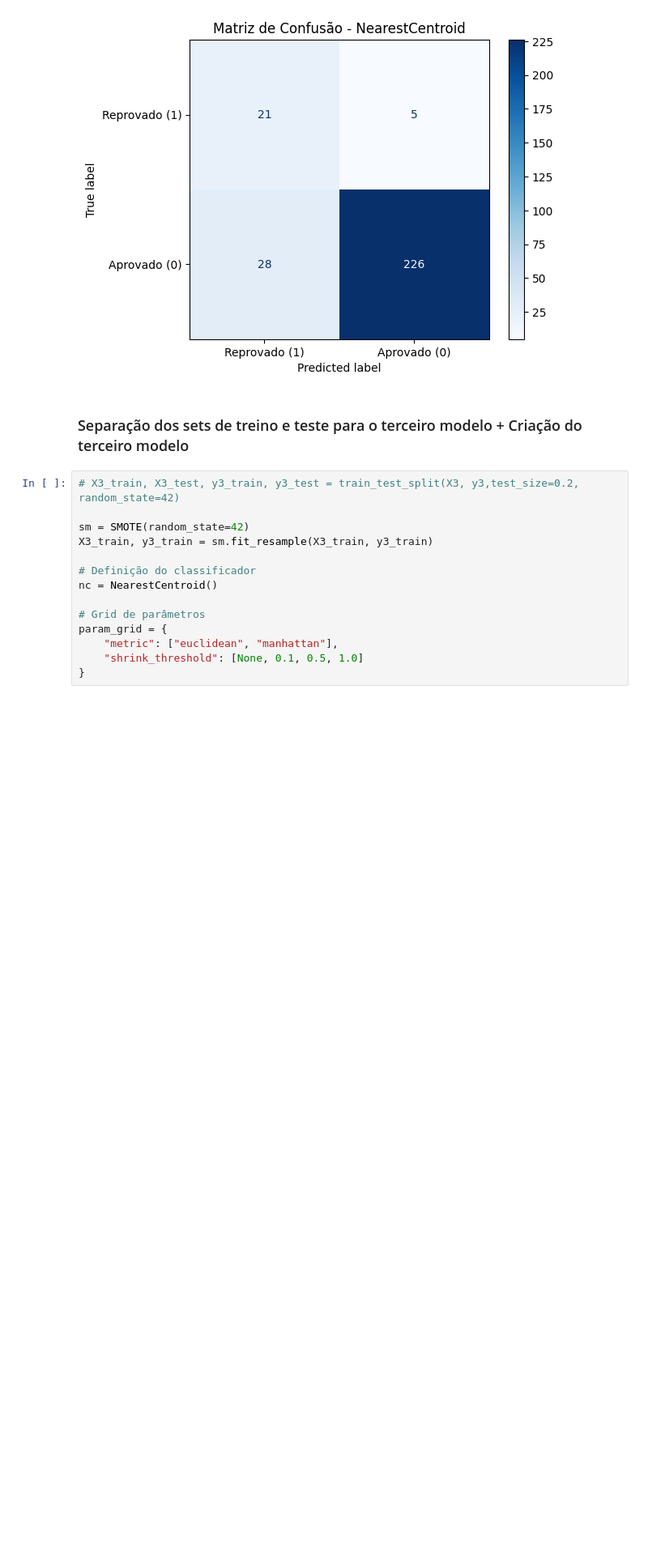
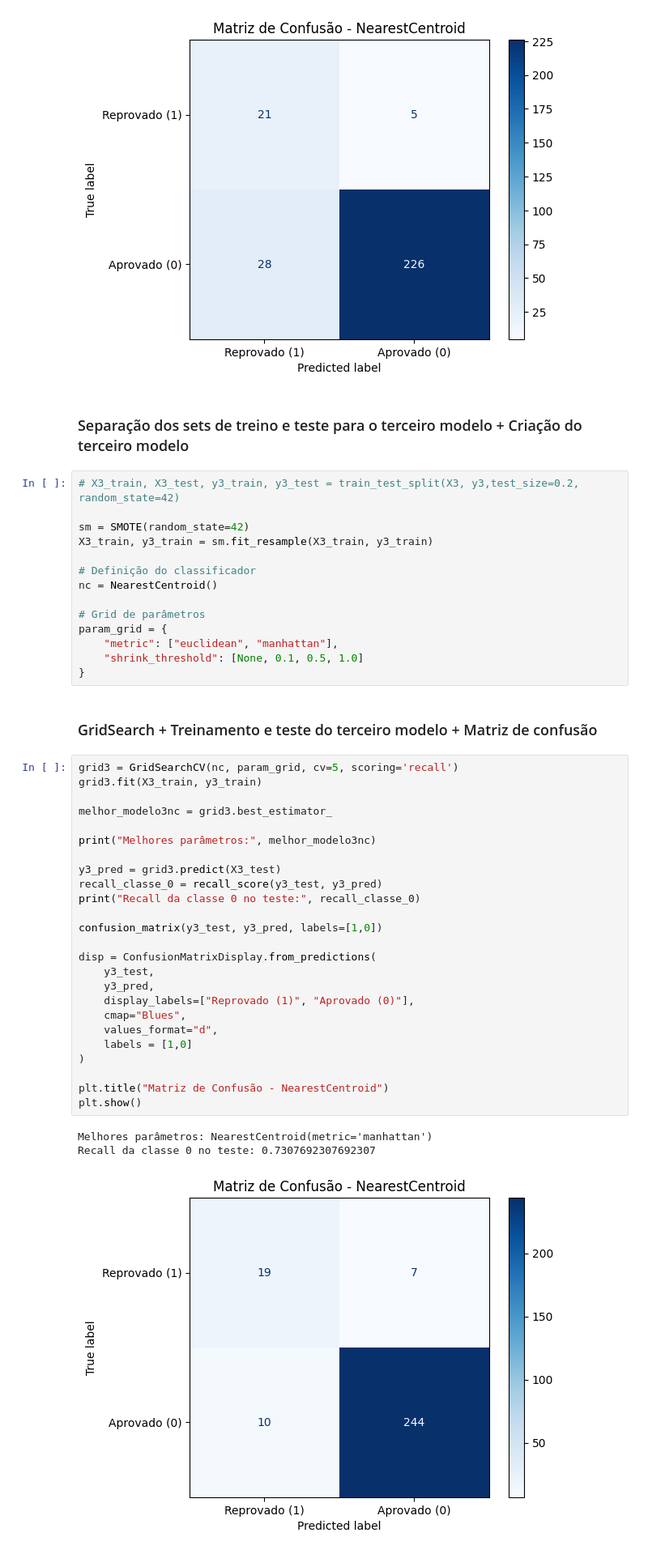
Before and after one commit to antonioatra/LATECH-Predictive_Model, a Jupyter notebook: notebooks/nearest_centroid.ipynb, the cells around one changed output. Shown at 81% size. Saved outputs shown, nothing was run; the diff lists cells and outputs as text; blank space fills up the shorter version.

Commit message:
feat: adiciona gridsearch + treinamento e teste do terceiro modelo.

```diff
--- a/notebooks/nearest_centroid.ipynb
+++ b/notebooks/nearest_centroid.ipynb
@@ -177,3 +177,34 @@ param_grid = {
     "metric": ["euclidean", "manhattan"],
     "shrink_threshold": [None, 0.1, 0.5, 1.0]
 }
+# %% [markdown]
+### GridSearch + Treinamento e teste do terceiro modelo + Matriz de confusão
+# %%
+grid3 = GridSearchCV(nc, param_grid, cv=5, scoring='recall')
+grid3.fit(X3_train, y3_train)
+
+melhor_modelo3nc = grid3.best_estimator_
+
+print("Melhores parâmetros:", melhor_modelo3nc)
+
+y3_pred = grid3.predict(X3_test)
+recall_classe_0 = recall_score(y3_test, y3_pred)
+print("Recall da classe 0 no teste:", recall_classe_0)
+
+confusion_matrix(y3_test, y3_pred, labels=[1,0])
+
+disp = ConfusionMatrixDisplay.from_predictions(
+    y3_test,
+    y3_pred,
+    display_labels=["Reprovado (1)", "Aprovado (0)"],
+    cmap="Blues",
+    values_format="d",
+    labels = [1,0]
+)
+
+plt.title("Matriz de Confusão - NearestCentroid")
+plt.show()
+# %% [output]
+Melhores parâmetros: NearestCentroid(metric='manhattan')
+Recall da classe 0 no teste: 0.7307692307692307
+[figure, added]
```
